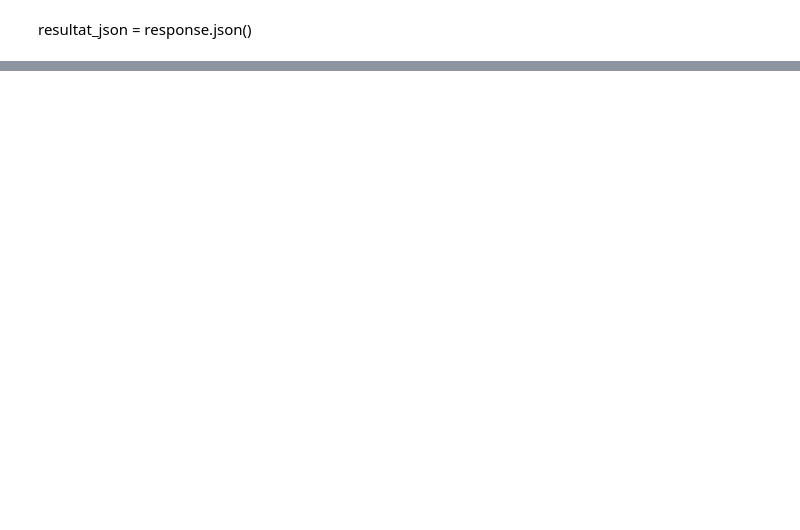
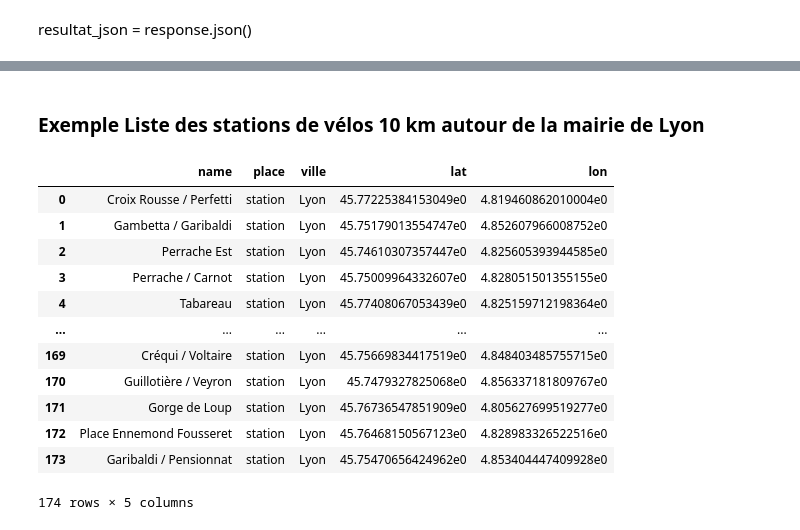
Before and after one commit to kevinlim-fr/wdm_projet, a Jupyter notebook: server.ipynb, the cells around one changed output, grey strips where cells are left out. Drawn from its saved outputs; the diff is of its cells as text; code cells hidden in the pictures; blank space fills up the shorter version.

```diff
--- a/server.ipynb
+++ b/server.ipynb
@@ -45,6 +47,8 @@ PREFIX = "PREFIX ns: <http://schema.org/> PREFIX rdf: <http://www.w3.org/1999/02
 # %%
 FILTER = "FILTER (("+str(lat)+"-?lat)*("+str(lat)+"-?lat) + ("+str(lon)+"-?long)*("+str(lon)+"-?long)*("+str(val2)+"-("+str(val1)+"*?lat)) < "+str(radius_degree)+")}"
 # %%
-requete = "SELECT ?lieu ?ville ?name ?lat ?long ?available_bikes WHERE { ?station rdf:type ns:station . ?station ns:name ?name . ?station ns:ville ?ville . ?station ns:long ?long . ?station ns:lat ?lat . ?station ns:available_bikes ?available_bikes ."
+requete = "SELECT ?ville ?name ?available_bikes ?available_bikes_stands ?bike_stands ?lat ?long ?place WHERE { " \
+"?station rdf:type ns:station . ?station ns:name ?name . ?station ns:ville ?ville . ?station ns:available_bikes ?available_bikes . "  \
+"?station ns:available_bikes_stands ?available_bikes_stands . ?station ns:long ?long . ?station ns:lat ?lat . ?station ns:place ?place . "
 # %%
 sparql_query = PREFIX + requete + FILTER
@@ -83,0 +87,2 @@ response.json()
+# %% [markdown]
+### Exemple Liste des stations de vélos 10 km autour de la mairie de Lyon
@@ -83,0 +91,19 @@ response.json()
+# %%
+adresse = "19 Quai Tilsitt, 69002 Lyon"
+radius_km = 2
+resultat = requete(adresse,radius_km)
+resultat
+# %% [output]
+|  | name | place | ville | lat | lon |
+| 0 | Croix Rousse / Perfetti | station | Lyon | 45.77225384153049e0 | 4.819460862010004e0 |
+| 1 | Gambetta / Garibaldi | station | Lyon | 45.75179013554747e0 | 4.852607966008752e0 |
+| 2 | Perrache Est | station | Lyon | 45.74610307357447e0 | 4.825605393944585e0 |
+| 3 | Perrache / Carnot | station | Lyon | 45.75009964332607e0 | 4.828051501355155e0 |
+| 4 | Tabareau | station | Lyon | 45.77408067053439e0 | 4.825159712198364e0 |
+| ... | ... | ... | ... | ... | ... |
+| 169 | Créqui / Voltaire | station | Lyon | 45.75669834417519e0 | 4.848403485755715e0 |
+| 170 | Guillotière / Veyron | station | Lyon | 45.7479327825068e0 | 4.856337181809767e0 |
+| 171 | Gorge de Loup | station | Lyon | 45.76736547851909e0 | 4.805627699519277e0 |
+| 172 | Place Ennemond Fousseret | station | Lyon | 45.76468150567123e0 | 4.828983326522516e0 |
+| 173 | Garibaldi / Pensionnat | station | Lyon | 45.75470656424962e0 | 4.853404447409928e0 |
+174 rows × 5 columns
```
Also changed, not shown: parts of 12 cells of this notebook, 6 other files.
